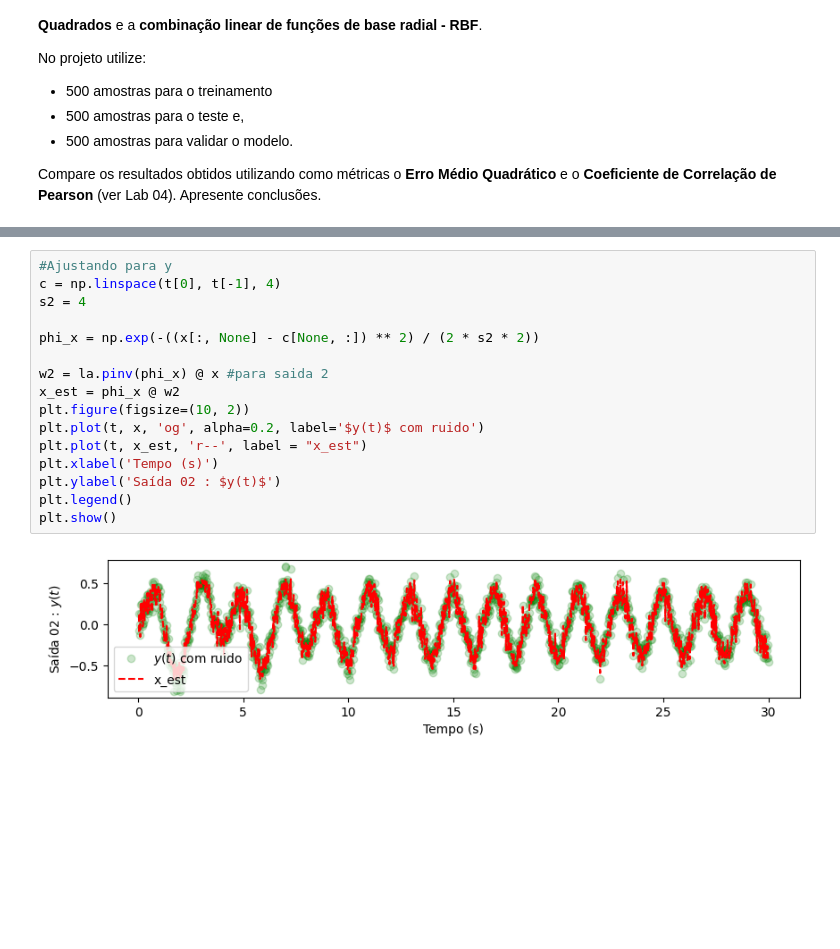
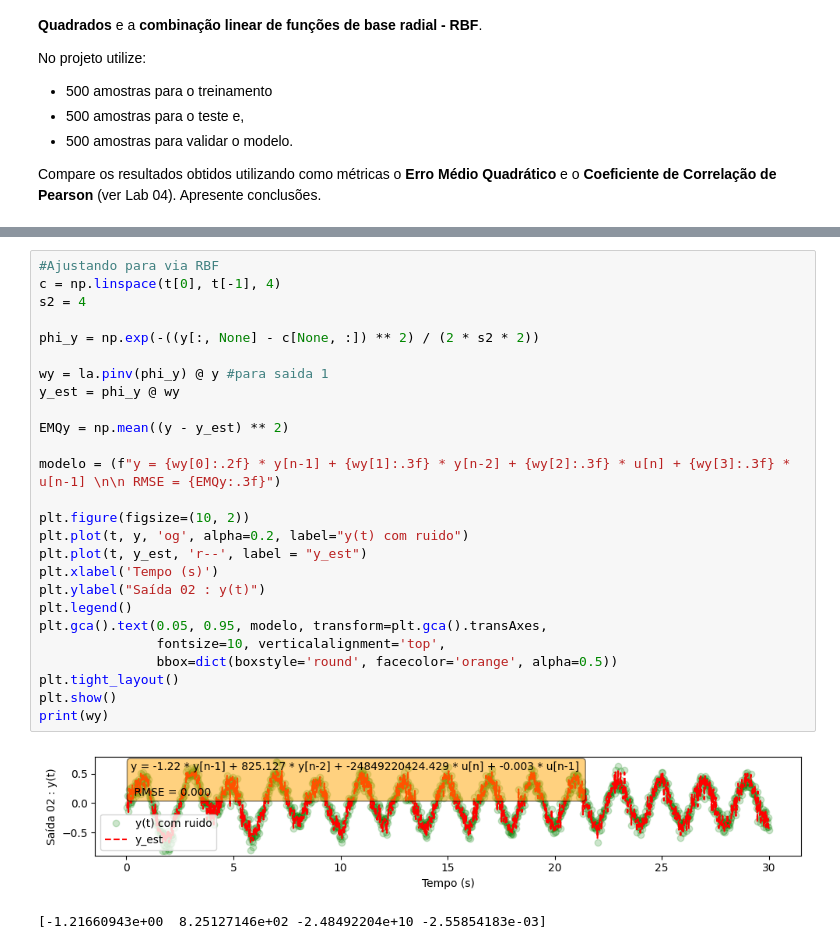
Before and after one commit to EnzoFSouza/computacao_numerica, a Jupyter notebook: Projeto_01_U2.ipynb, the cells around one changed output, grey strips where cells are left out. Saved outputs shown, nothing was run; the diff lists cells and outputs as text; blank space fills up the shorter version.

```diff
--- a/Projeto_01_U2.ipynb
+++ b/Projeto_01_U2.ipynb
@@ -176,18 +263,29 @@ plt.show()
 # %%
-#Ajustando para y
+#Ajustando para via RBF
 c = np.linspace(t[0], t[-1], 4)
 s2 = 4
 
-phi_x = np.exp(-((x[:, None] - c[None, :]) ** 2) / (2 * s2 * 2))
+phi_y = np.exp(-((y[:, None] - c[None, :]) ** 2) / (2 * s2 * 2))
 
-w2 = la.pinv(phi_x) @ x #para saida 2
-x_est = phi_x @ w2
+wy = la.pinv(phi_y) @ y #para saida 1
+y_est = phi_y @ wy
+
+EMQy = np.mean((y - y_est) ** 2)
+
+modelo = (f"y = {wy[0]:.2f} * y[n-1] + {wy[1]:.3f} * y[n-2] + {wy[2]:.3f} * u[n] + {wy[3]:.3f} * u[n-1] \n\n RMSE = {EMQy:.3f}")
+
 plt.figure(figsize=(10, 2))
-plt.plot(t, x, 'og', alpha=0.2, label='$y(t)$ com ruido')
-plt.plot(t, x_est, 'r--', label = "x_est")
+plt.plot(t, y, 'og', alpha=0.2, label="y(t) com ruido")
+plt.plot(t, y_est, 'r--', label = "y_est")
 plt.xlabel('Tempo (s)')
-plt.ylabel('Saída 02 : $y(t)$')
+plt.ylabel("Saída 02 : y(t)")
 plt.legend()
+plt.gca().text(0.05, 0.95, modelo, transform=plt.gca().transAxes,
+               fontsize=10, verticalalignment='top',
+               bbox=dict(boxstyle='round', facecolor='orange', alpha=0.5))
+plt.tight_layout()
 plt.show()
+print(wy)
 # %% [output]
-[figure, old version]
+[figure, new version]
+[-1.21660943e+00  8.25127146e+02 -2.48492204e+10 -2.55854183e-03]
```
Also changed, not shown: parts of 6 cells of this notebook.
